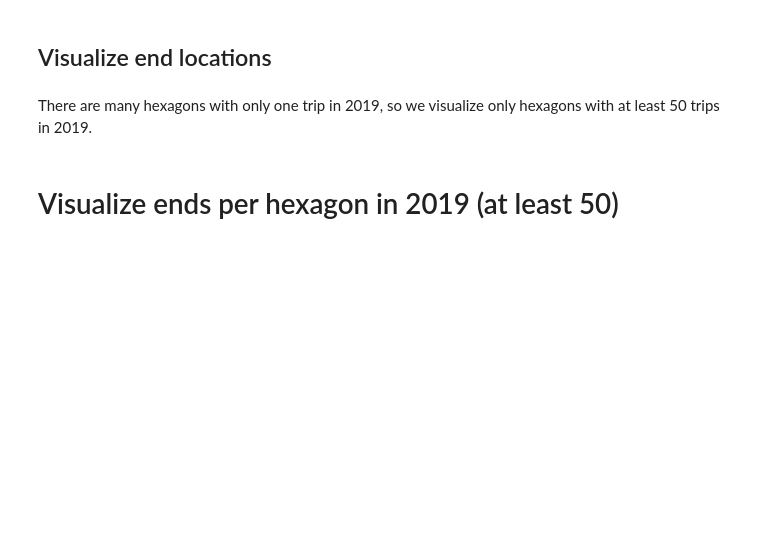
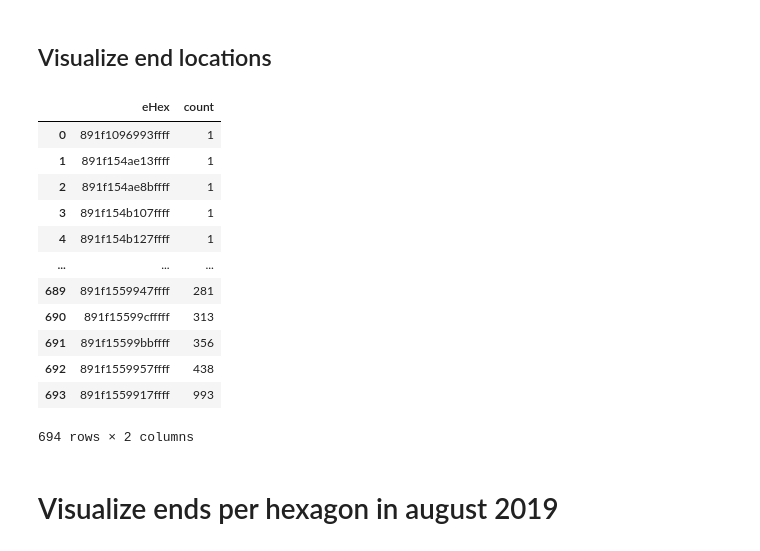
Before and after one commit to janiksudo/PDS_Project, a Jupyter notebook: notebooks/tim-visualize-started-trips-per-PLZ.ipynb, the cells around one changed output. Cells and saved outputs as stored; diff of their text form; code cells hidden in the pictures; blank space fills up the shorter version.

```diff
--- a/notebooks/tim-visualize-started-trips-per-PLZ.ipynb
+++ b/notebooks/tim-visualize-started-trips-per-PLZ.ipynb
@@ -293,4 +338,24 @@ m
 # %% [markdown]
 ## Visualize end locations
 # %%
-ends = trips.groupby(['eHex']).agg({'count':'sum'}) # Aggregate all ends related to the corresponding hexagon
+ends_august = trips_august.groupby(['eHex']).agg({'count':'sum'}) # Aggregate all starts related to the corresponding hexagon
+
+ends_august.sort_values(by='count', inplace=True)
+
+ends_august.reset_index(inplace=True)
+
+ends_august
+# %% [output]
+|  | eHex | count |
+| 0 | 891f1096993ffff | 1 |
+| 1 | 891f154ae13ffff | 1 |
+| 2 | 891f154ae8bffff | 1 |
+| 3 | 891f154b107ffff | 1 |
+| 4 | 891f154b127ffff | 1 |
+| ... | ... | ... |
+| 689 | 891f1559947ffff | 281 |
+| 690 | 891f15599cfffff | 313 |
+| 691 | 891f15599bbffff | 356 |
+| 692 | 891f1559957ffff | 438 |
+| 693 | 891f1559917ffff | 993 |
+694 rows × 2 columns
@@ -299,2 +361,0 @@ ends.reset_index(inplace=True)
-# %% [markdown]
-There are many hexagons with only one trip in 2019, so we visualize only hexagons with at least 50 trips in 2019.
@@ -303,5 +362,5 @@ ends.sort_values(by='count')
 # %% [markdown]
-# Visualize ends per hexagon in 2019 (at least 50)
+# Visualize ends per hexagon in august 2019
 # %%
 # Create map
 m = folium.Map(location=[53.0792962,8.8016937], zoom_start=12) # Create map
```
Also changed, not shown: parts of 16 cells of this notebook, 2 other files.
